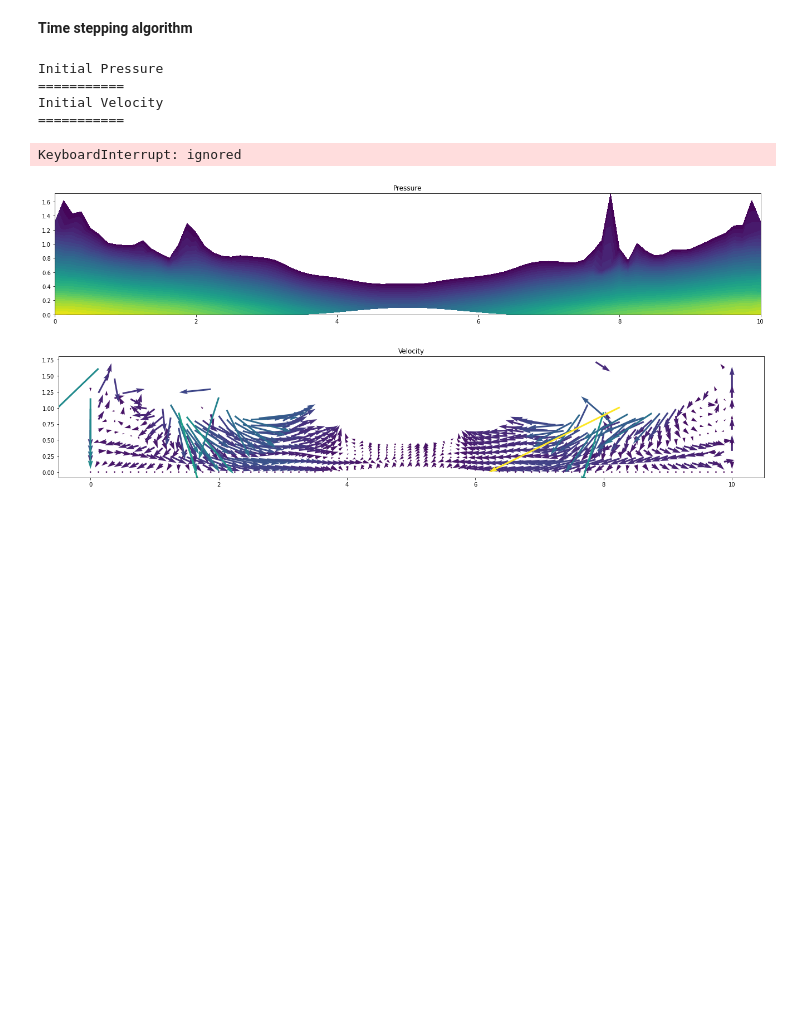
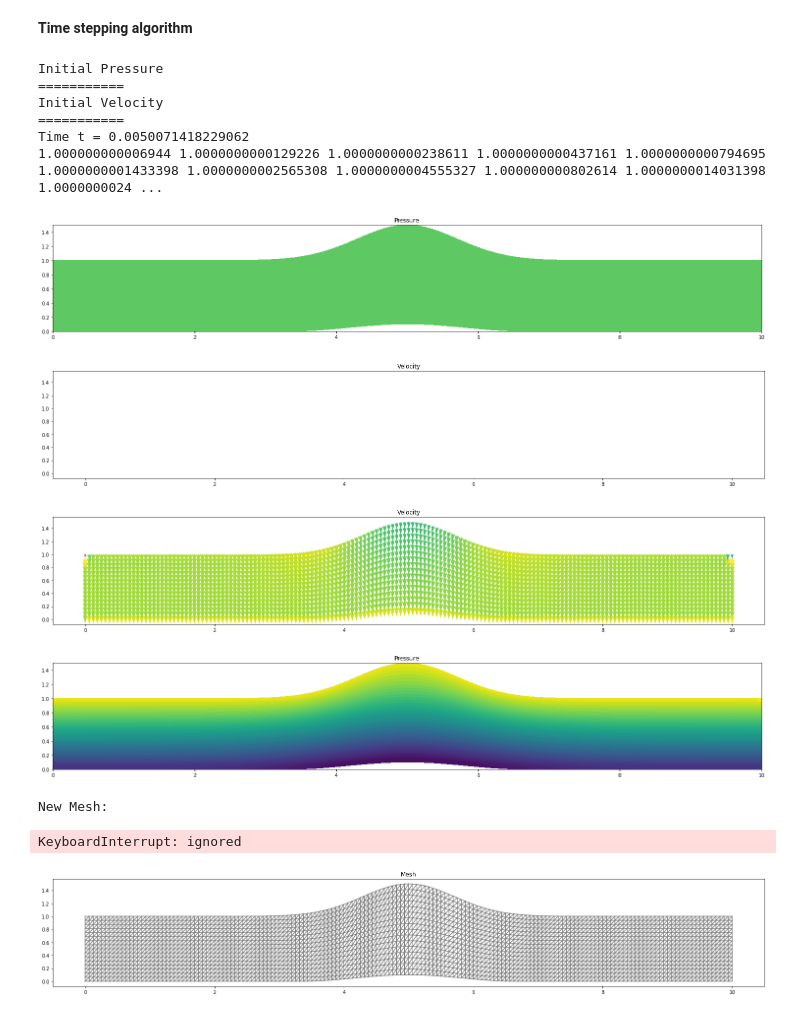
Before and after one commit to notanumber-sys/dd2365-project, a Jupyter notebook: project.ipynb, the cells around one changed output. Saved outputs shown, nothing was run; the diff lists cells and outputs as text; code cells hidden in the pictures; blank space fills up the shorter version.

```diff
--- a/project.ipynb
+++ b/project.ipynb
@@ -115,7 +115,7 @@ lower = Lower()
 upper = Upper()
 
 # Generate mesh
-resolution = 8
+resolution = 16
 delta_x = 1/resolution
 mesh = RectangleMesh(Point(0.0, 0.0), Point(L, H), L*resolution, H*resolution)
 
@@ -591,39 +591,45 @@ while t < T + DOLFIN_EPS:
         plt.figure(figsize=(40, 4))
         plot(p1, title="Pressure")
 
-        for w_temp in W:
-          print(str(w_temp[1]) + " ", end="")
+        for node in surface_nodes:
+          print(str(node.position[1]) + " ", end="")
         print()
 
         plot_time += T/plot_freq
 
         plt.show()
 
     # reshape mesh
     w_new = ALE.move(mesh, boundary)
     w.set_md(w_new)
     #pout.h = right_max
     uout.h = right_max
     uin.h = left_max
     # this supposedly helps to avoid crashing at solve
     mesh.bounding_box_tree().build(mesh)
 
     # show reshaped mesh
     print("New Mesh:")
     plt.figure(figsize=(40, 4))
     plot(mesh, title="Mesh")
 
     # Update time step
     u0.assign(u1)
     t += dt
 # %% [output]
 Initial Pressure
 ===========
 Initial Velocity
 ===========
+Time t = 0.0050071418229062
+1.000000000006944 1.0000000000129226 1.0000000000238611 1.0000000000437161 1.0000000000794695 1.0000000001433398 1.0000000002565308 1.0000000004555327 1.000000000802614 1.0000000014031398 1.0000000024 ...
-KeyboardInterrupt: ignored
-[figure, old version]
+[figure, new version]
-[figure, old version]
+[figure, new version]
+[figure, added]
+[figure, added]
+New Mesh:
+KeyboardInterrupt: ignored
+[figure, added]
 # %%
 
 !tar -czvf results-NS.tar.gz results-NS
```
Also changed, not shown: parts of 2 cells of this notebook.
